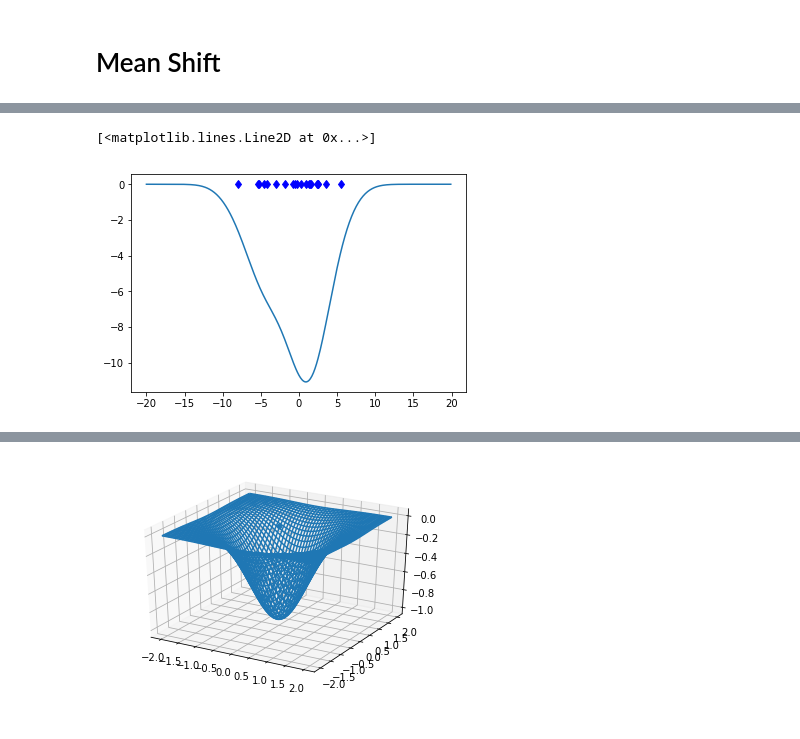
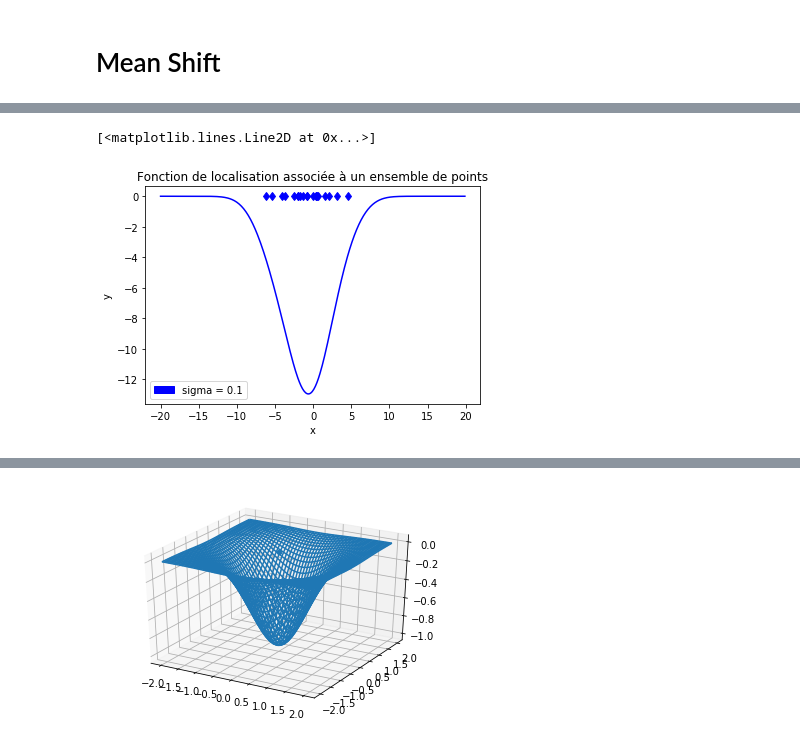
Before and after one commit to ClementLalanne/IPT-K-Means, a Jupyter notebook: exemples.ipynb, the cells around one changed output, grey strips where cells are left out. Drawn from its saved outputs; the diff is of its cells as text; code cells hidden in the pictures.

```diff
--- a/exemples.ipynb
+++ b/exemples.ipynb
@@ -497,11 +516,16 @@ plt.plot(x, y)
 # %%
 x = 1/10. * np.arange(400.) - 20
 points = 3 * np.random.randn(20)
 y = np.zeros(400)
 for k in range(20):
     y -= np.exp(- 0.1 *  (x - points[k])**2)
     plt.plot(points[k], 0, 'bd')
-plt.plot(x, y)
+plt.title("Fonction de localisation associée à un ensemble de points")
+plt.xlabel("x")
+plt.ylabel("y")
+blue_patch = mpatches.Patch(color='blue', label='sigma = 0.1')
+plt.legend(handles=[blue_patch])
+plt.plot(x, y, 'blue')
 # %% [output]
 [<matplotlib.lines.Line2D at 0x...>]
-[figure, old version]
+[figure, new version]
```
Also changed, not shown: parts of 22 cells of this notebook, 1 other file.
